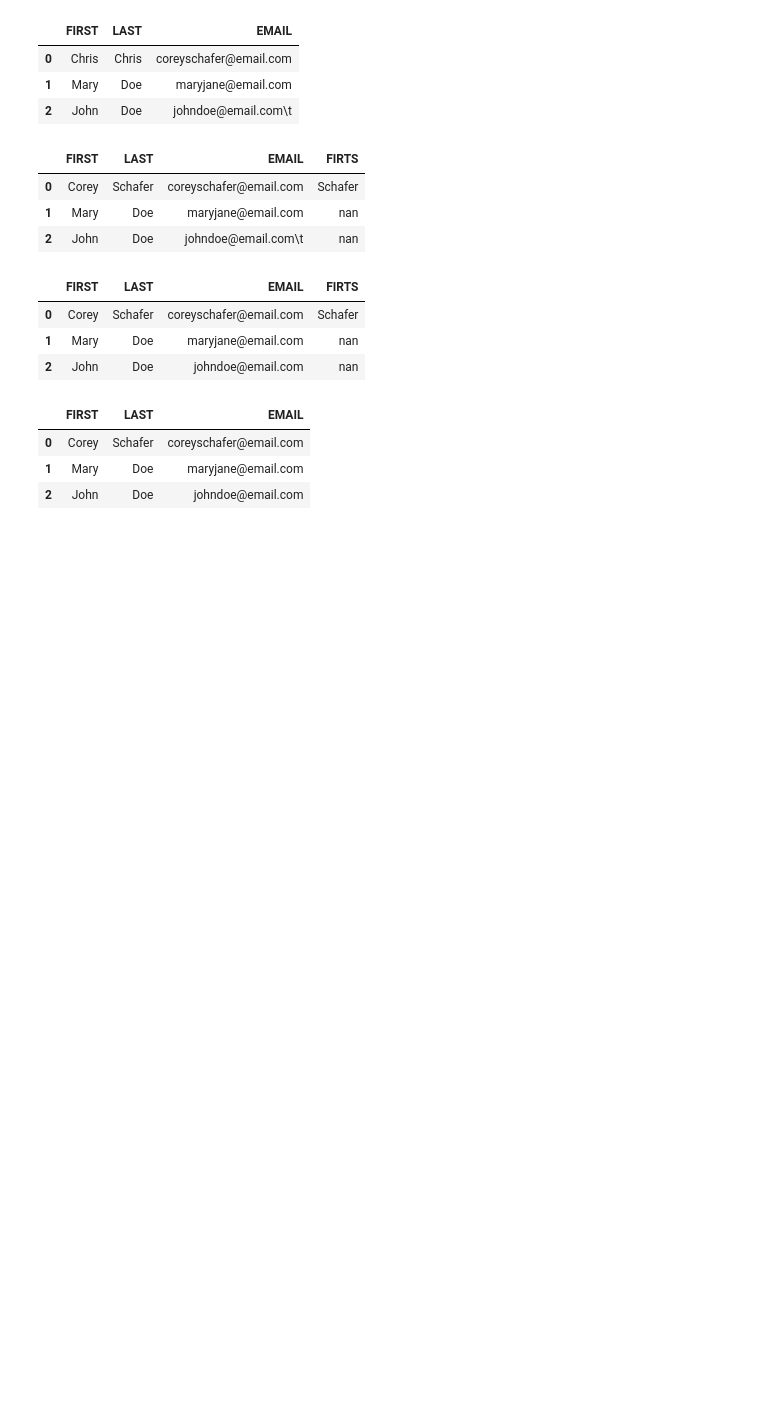
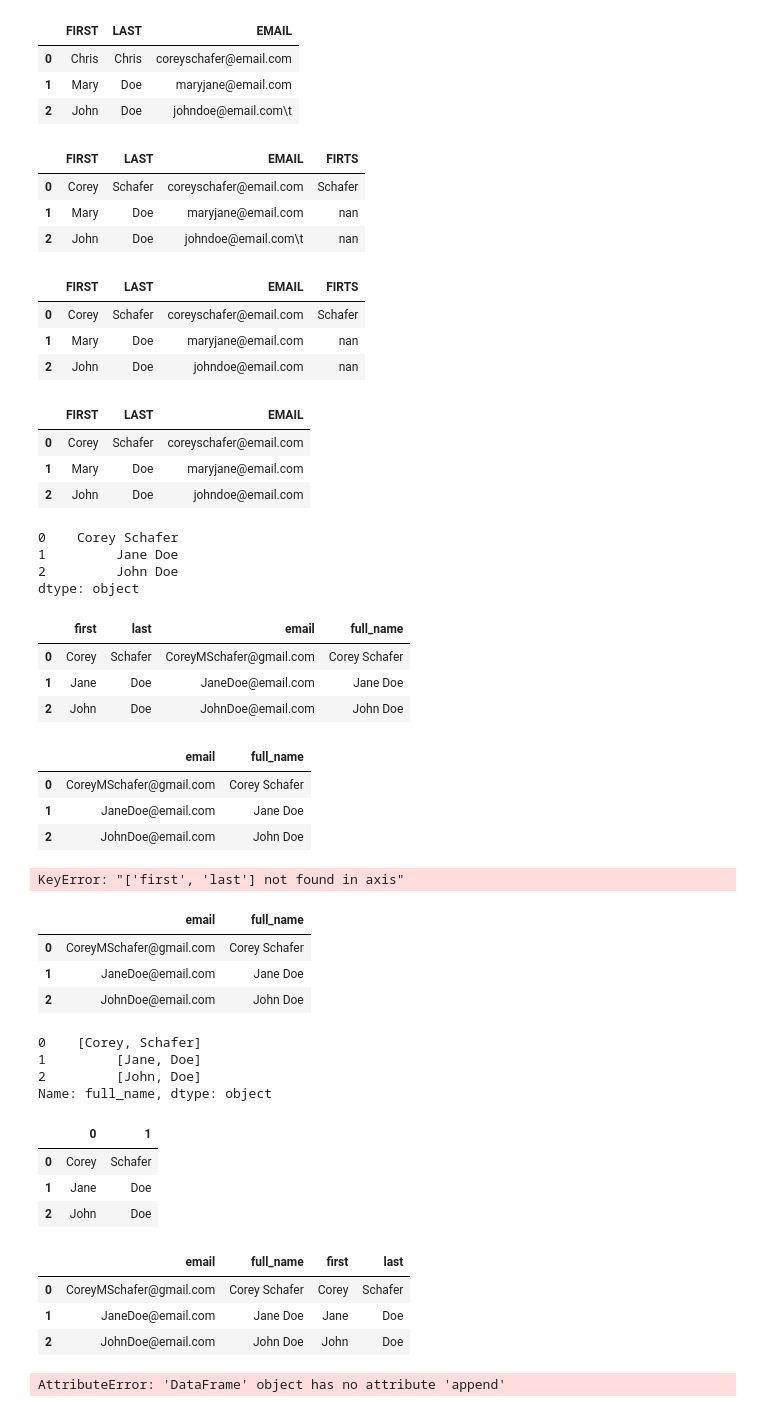
Before and after one commit to jkaikkonen/Pandas-training, a Jupyter notebook: Codesnippets.ipynb, the cells around one changed output. Saved outputs shown, nothing was run; the diff lists cells and outputs as text; code cells hidden in the pictures; blank space fills up the shorter version.

```diff
--- a/Codesnippets.ipynb
+++ b/Codesnippets.ipynb
@@ -448,3 +448,51 @@ df
 | 0 | Corey | Schafer | coreyschafer@email.com |
 | 1 | Mary | Doe | maryjane@email.com |
 | 2 | John | Doe | johndoe@email.com |
+# %%
+df["first"] + " " + df["last"]
+# %% [output]
+0    Corey Schafer
+1         Jane Doe
+2         John Doe
+dtype: object
+# %%
+df["full_name"] = df["first"] + " " + df["last"]
+# %%
+df
+# %% [output]
+|  | first | last | email | full_name |
+| 0 | Corey | Schafer | CoreyMSchafer@gmail.com | Corey Schafer |
+| 1 | Jane | Doe | JaneDoe@email.com | Jane Doe |
+| 2 | John | Doe | JohnDoe@email.com | John Doe |
+# %%
+df.drop(columns =["first", "last"])
+# %% [output]
+|  | email | full_name |
+| 0 | CoreyMSchafer@gmail.com | Corey Schafer |
+| 1 | JaneDoe@email.com | Jane Doe |
+| 2 | JohnDoe@email.com | John Doe |
+# %%
+df.drop(columns =["first", "last"], inplace = True) #deletes columns chosen
+# %% [output]
+KeyError: "['first', 'last'] not found in axis"
+# %%
+df
+# %% [output]
+|  | email | full_name |
+| 0 | CoreyMSchafer@gmail.com | Corey Schafer |
+| 1 | JaneDoe@email.com | Jane Doe |
+| 2 | JohnDoe@email.com | John Doe |
+# %%
+df["full_name"].str.split(" ") #splits the value asked
+# %% [output]
+0    [Corey, Schafer]
+1         [Jane, Doe]
+2         [John, Doe]
+Name: full_name, dtype: object
+# %%
+df["full_name"].str.split(" ", expand=True) #splits it to columns
+# %% [output]
+|  | 0 | 1 |
+| 0 | Corey | Schafer |
+| 1 | Jane | Doe |
+| 2 | John | Doe |
@@ -450,0 +501,11 @@ df
+# %%
+df
+# %% [output]
+|  | email | full_name | first | last |
+| 0 | CoreyMSchafer@gmail.com | Corey Schafer | Corey | Schafer |
+| 1 | JaneDoe@email.com | Jane Doe | Jane | Doe |
+| 2 | JohnDoe@email.com | John Doe | John | Doe |
+# %%
+df = df.append({"first": "Tony"}, ignore_index= True)
+# %% [output]
+AttributeError: 'DataFrame' object has no attribute 'append'
```
Also changed, not shown: parts of 1 cell of this notebook.
